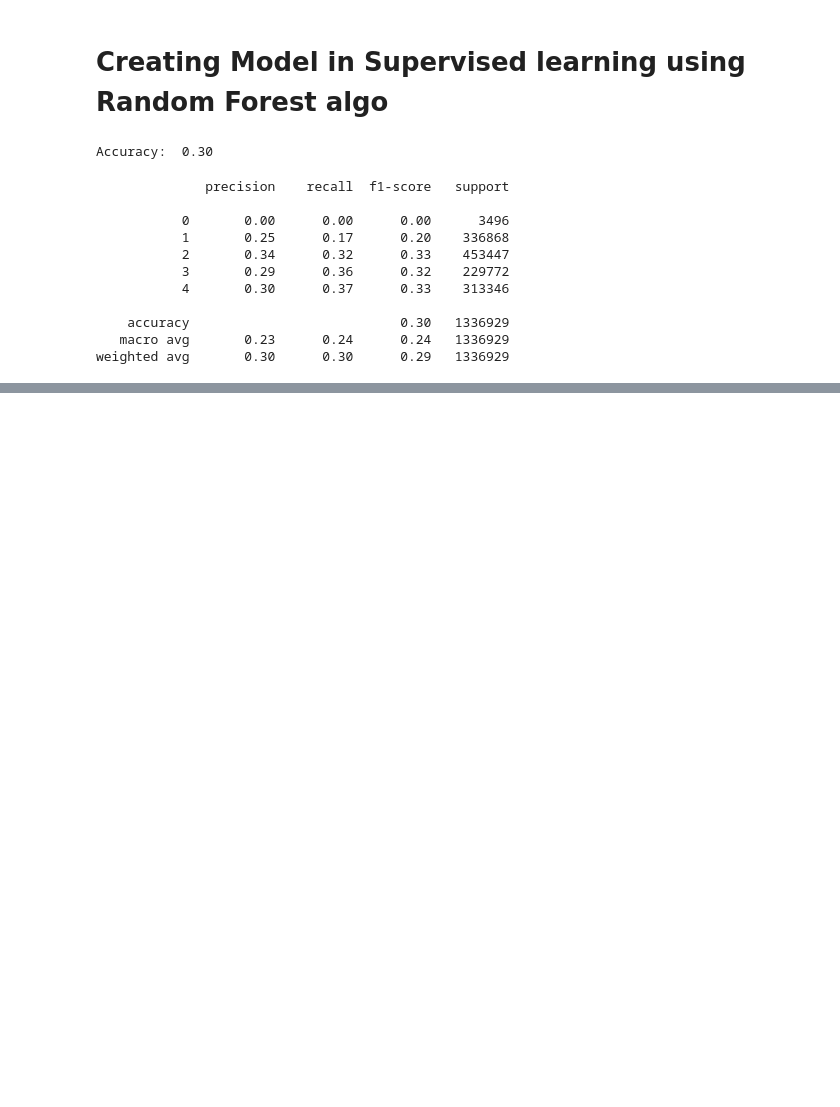
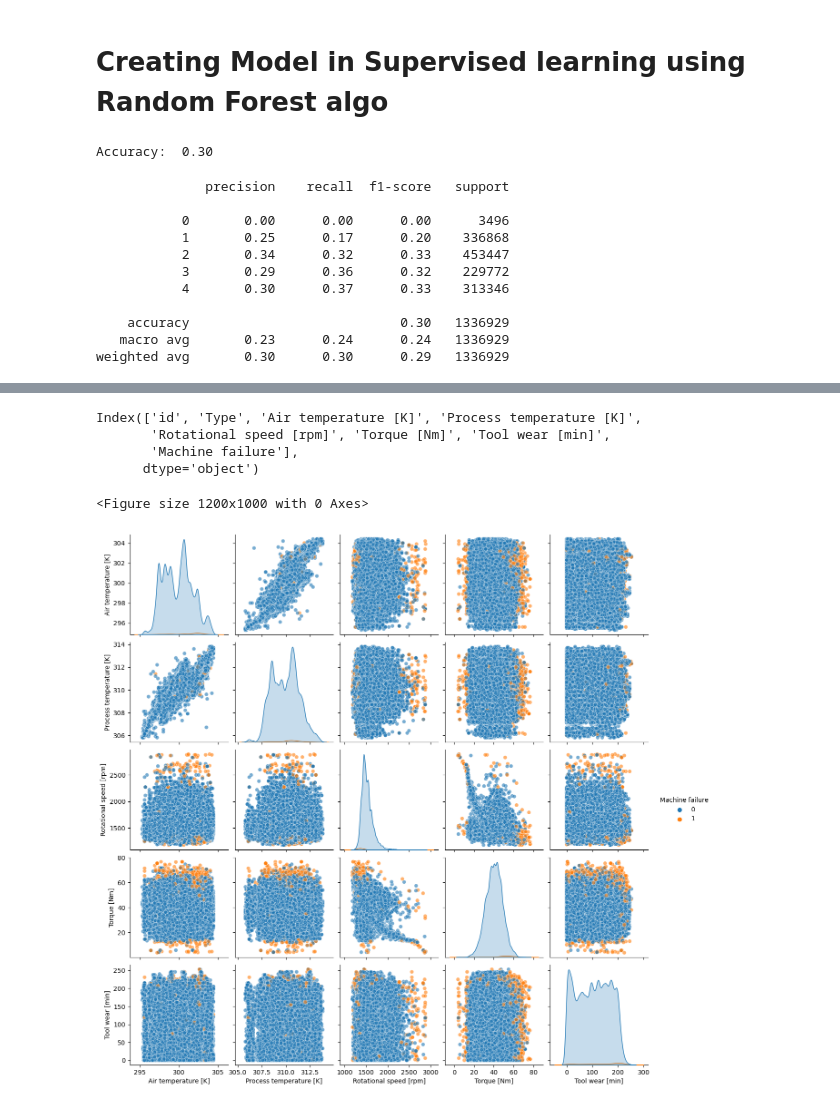
Before and after one commit to Nunusavi/Predictive-Maintenance-for-Industrial-Equipment, a Jupyter notebook: Data processing.ipynb, the cells around one changed output, grey strips where cells are left out. Cells and saved outputs as stored; diff of their text form; code cells hidden in the pictures; blank space fills up the shorter version.

```diff
--- a/Data processing.ipynb
+++ b/Data processing.ipynb
@@ -355,0 +445,14 @@ weighted avg       0.30      0.30      0.29   1336929
+# %%
+print(train.columns)
+# %% [output]
+Index(['id', 'Type', 'Air temperature [K]', 'Process temperature [K]',
+       'Rotational speed [rpm]', 'Torque [Nm]', 'Tool wear [min]',
+       'Machine failure'],
+      dtype='object')
+# %%
+plt.figure(figsize=(12, 10))
+sns.pairplot(train[['Air temperature [K]', 'Process temperature [K]', 'Rotational speed [rpm]', 'Torque [Nm]', 'Tool wear [min]', 'Machine failure']], hue='Machine failure', diag_kind='kde', plot_kws={'alpha': 0.6})
+plt.show()
+# %% [output]
+<Figure size 1200x1000 with 0 Axes>
+[figure, added]
```
Also changed, not shown: parts of 13 cells of this notebook, 1 other file.
